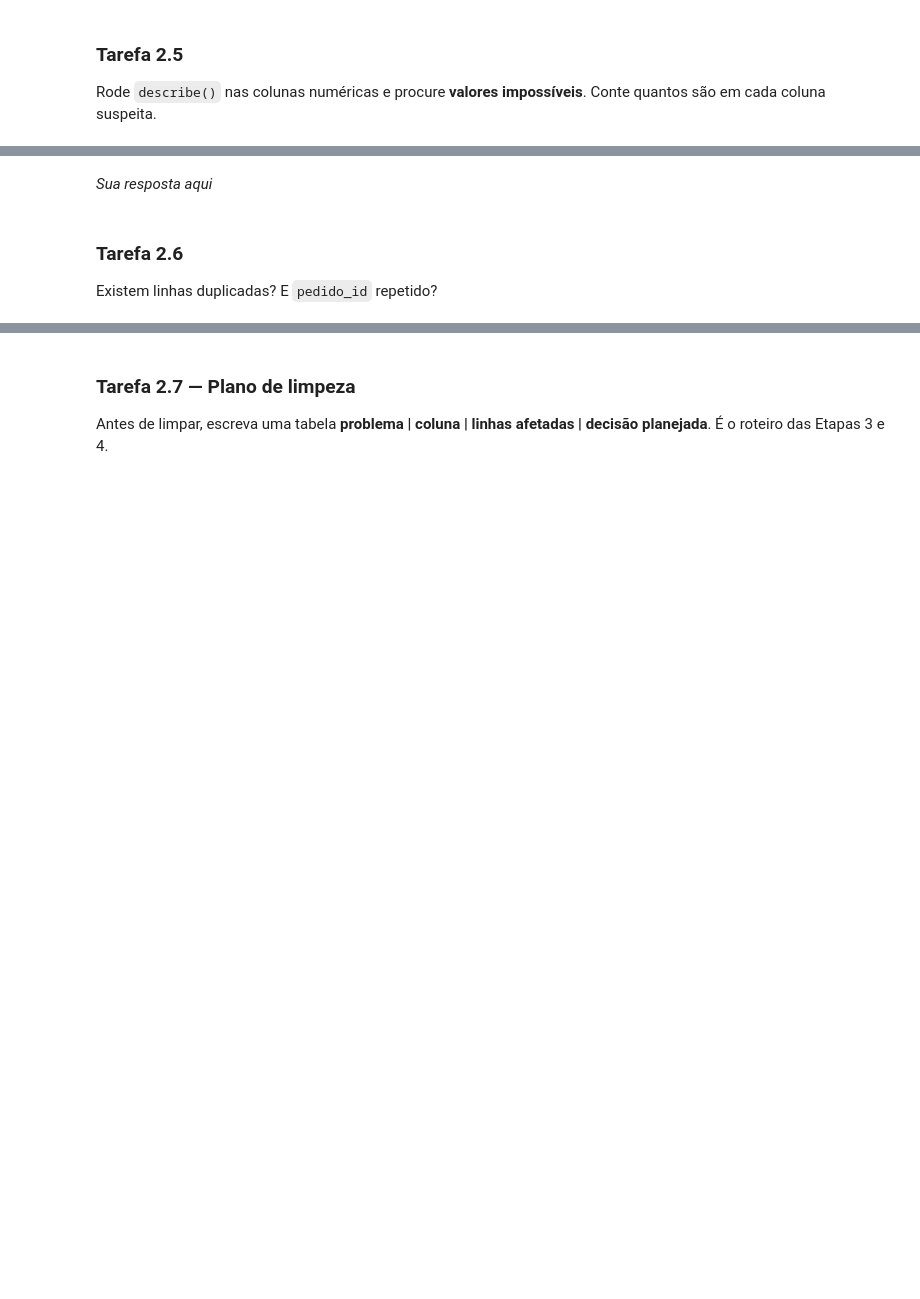
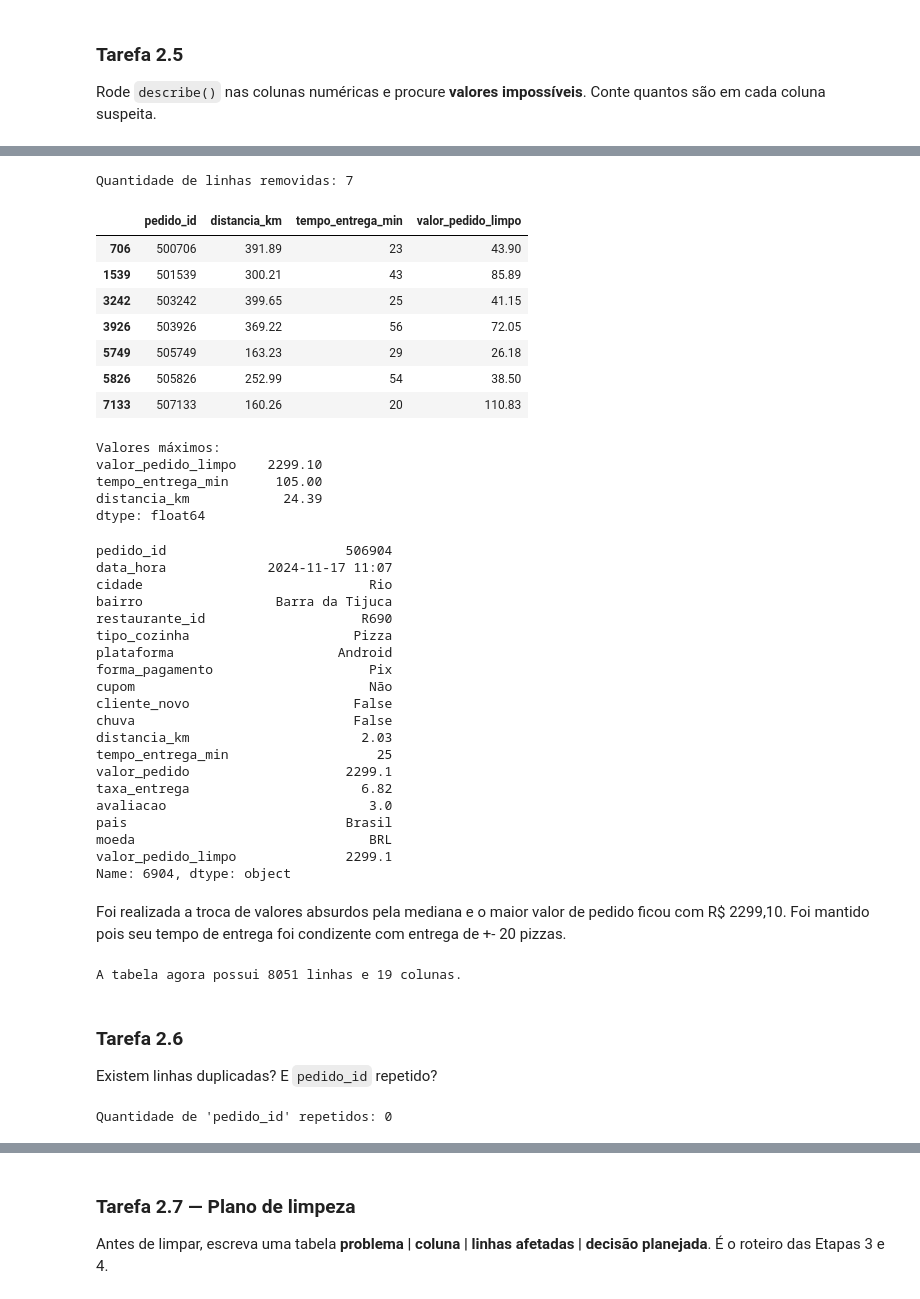
Before and after one commit to eduardoschlemer/TRABALHO-FINAL-ANALISE-EXPLORATORIA, a Jupyter notebook: projeto_final.ipynb, the cells around one changed output, grey strips where cells are left out. Cells and saved outputs as stored; diff of their text form; code cells hidden in the pictures; blank space fills up the shorter version.

```diff
--- a/projeto_final.ipynb
+++ b/projeto_final.ipynb
@@ -229,5 +305,70 @@ Rode `describe()` nas colunas numéricas e procure **valores impossíveis**. Con
+# %%
+# Verifica as linhas que tem distância maior que 50km
+linhas_removidas = bruto[bruto['distancia_km'] > 50]
+
+# Mostra quantas linhas foram excluídas
+print(f"Quantidade de linhas removidas: {len(linhas_removidas)}")
+
+# Exibe a tabela contendo apenas os pedidos excluídos
+display(linhas_removidas[['pedido_id', 'distancia_km', 'tempo_entrega_min', 'valor_pedido_limpo']])
+
+# 1. Corrige o tempo de entrega usando a mediana
+mediana_tempo = bruto['tempo_entrega_min'].median()
+bruto.loc[(bruto['tempo_entrega_min'] <= 0) | (bruto['tempo_entrega_min'] == 999), 'tempo_entrega_min'] = mediana_tempo
+
+# 2. Remove distâncias > 50km)
+bruto = bruto[(bruto['distancia_km'] <= 50) | (bruto['distancia_km'].isna())]
+
+# Rode o describe novamente para checar a limpeza
+bruto[['distancia_km', 'tempo_entrega_min', 'valor_pedido_limpo']].describe()
+valor_maximo = bruto[['valor_pedido_limpo', 'tempo_entrega_min', 'distancia_km']].max()
+print(f"Valores máximos:\n{valor_maximo}")
+# Encontrar o índice do pedido com o maior valor
+indice_maior_valor = bruto['valor_pedido_limpo'].idxmax()
+
+# Exibe as informações
+display(bruto.loc[indice_maior_valor])
+# %% [output]
+Quantidade de linhas removidas: 7
+|  | pedido_id | distancia_km | tempo_entrega_min | valor_pedido_limpo |
+| 706 | 500706 | 391.89 | 23 | 43.90 |
+| 1539 | 501539 | 300.21 | 43 | 85.89 |
+| 3242 | 503242 | 399.65 | 25 | 41.15 |
+| 3926 | 503926 | 369.22 | 56 | 72.05 |
+| 5749 | 505749 | 163.23 | 29 | 26.18 |
+| 5826 | 505826 | 252.99 | 54 | 38.50 |
+| 7133 | 507133 | 160.26 | 20 | 110.83 |
+Valores máximos:
+valor_pedido_limpo    2299.10
+tempo_entrega_min      105.00
+distancia_km            24.39
+dtype: float64
+pedido_id                       506904
+data_hora             2024-11-17 11:07
+cidade                             Rio
+bairro                 Barra da Tijuca
+restaurante_id                    R690
+tipo_cozinha                     Pizza
+plataforma                     Android
+forma_pagamento                    Pix
+cupom                              Não
+cliente_novo                     False
+chuva                            False
+distancia_km                      2.03
+tempo_entrega_min                   25
+valor_pedido                    2299.1
+taxa_entrega                      6.82
+avaliacao                          3.0
+pais                            Brasil
+moeda                              BRL
+valor_pedido_limpo              2299.1
+Name: 6904, dtype: object
 # %% [markdown]
-*Sua resposta aqui*
+Foi realizada a troca de valores absurdos pela mediana e o maior valor de pedido ficou com R$ 2299,10. Foi mantido pois seu tempo de entrega foi condizente com entrega de +- 20 pizzas.
+# %%
+print(f"A tabela agora possui {bruto.shape[0]} linhas e {bruto.shape[1]} colunas.")
+# %% [output]
+A tabela agora possui 8051 linhas e 19 colunas.
 # %% [markdown]
 ### Tarefa 2.6
 Existem linhas duplicadas? E `pedido_id` repetido?
@@ -236 +375,13 @@ Existem linhas duplicadas? E `pedido_id` repetido?
+# %%
+# Conta quantos IDs de pedidos estão repetidos
+pedidos_repetidos_qtd = bruto['pedido_id'].duplicated().sum()
+print(f"Quantidade de 'pedido_id' repetidos: {pedidos_repetidos_qtd}")
+
+# Imprime se existir
+if pedidos_repetidos_qtd > 0:
+    # Mostra todas as ocorrências dos IDs repetidos para você comparar as linhas
+    pedidos_duplicados = bruto[bruto.duplicated(subset=['pedido_id'], keep=False)]
+    display(pedidos_duplicados.sort_values(by='pedido_id'))
+# %% [output]
+Quantidade de 'pedido_id' repetidos: 0
 # %% [markdown]
```
Also changed, not shown: parts of 13 cells of this notebook.
